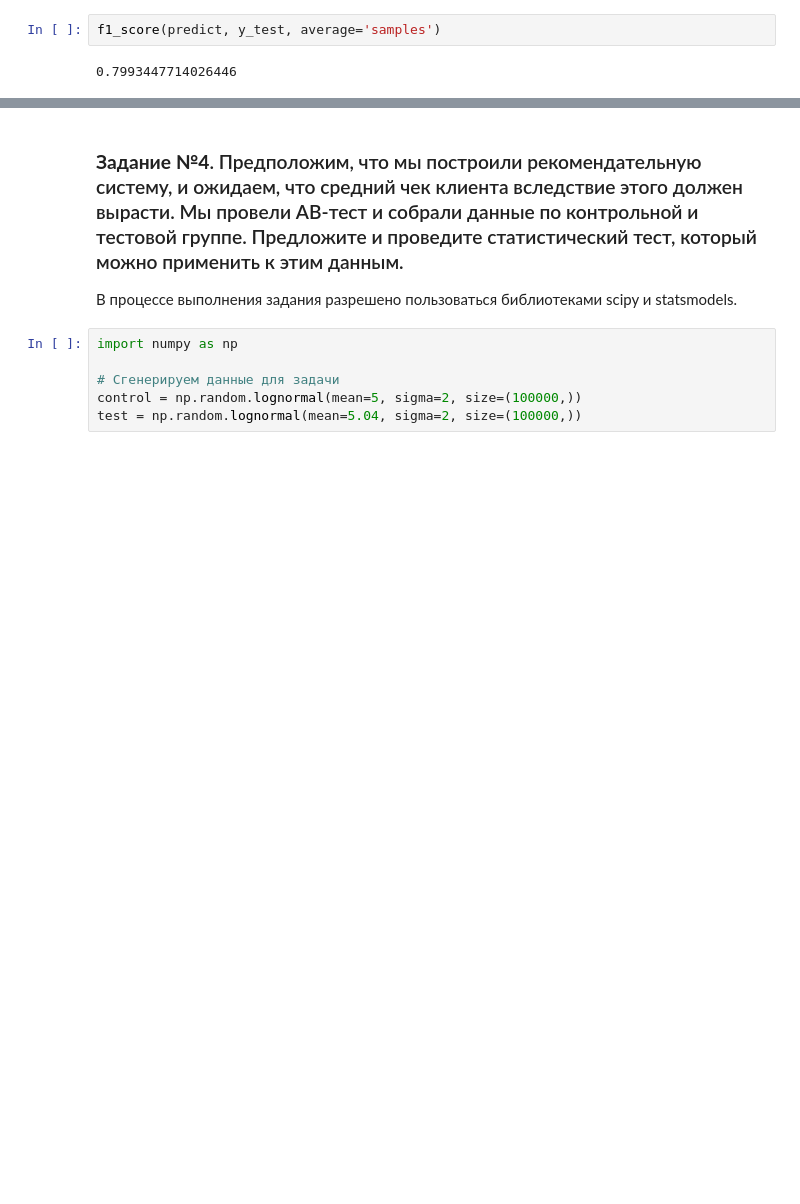
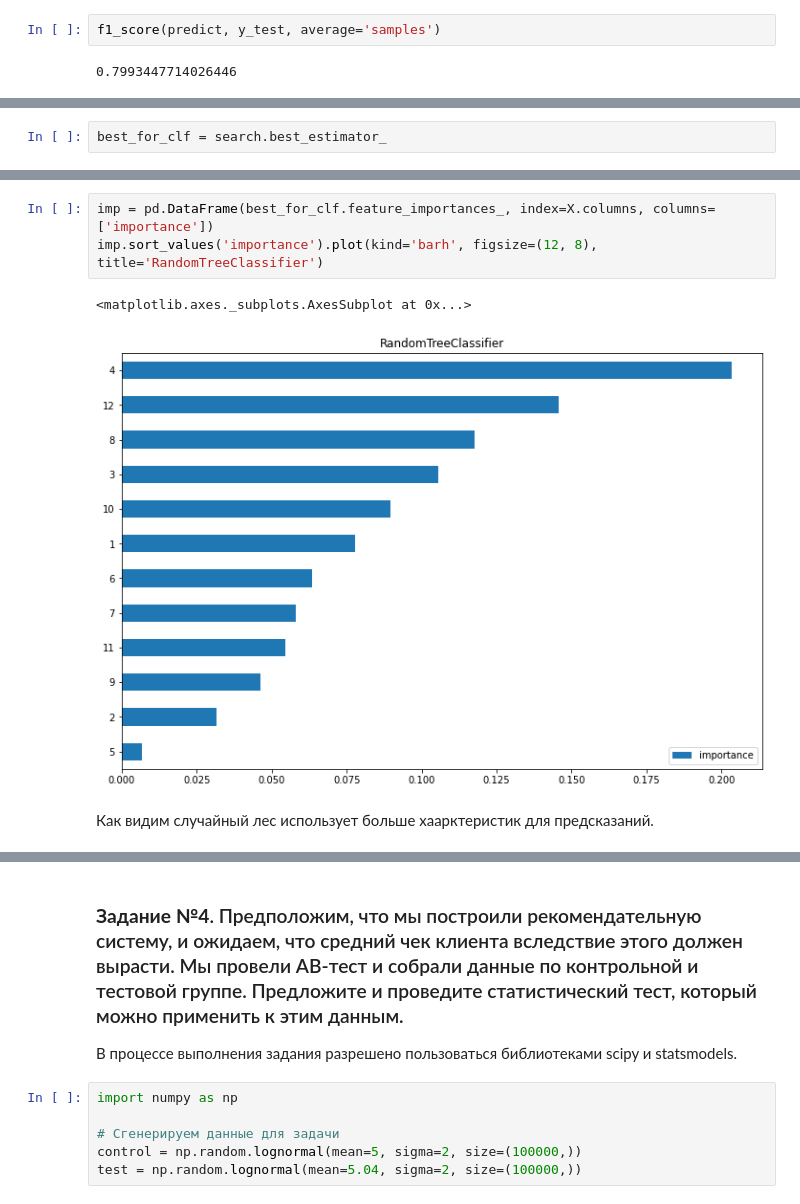
Before and after one commit to VorobyvEgor/Data_Science_with_Python, a Jupyter notebook: Тестовое_задание.ipynb, the cells around one changed output, grey strips where cells are left out. Saved outputs shown, nothing was run; the diff lists cells and outputs as text; blank space fills up the shorter version.

```diff
--- a/Тестовое_задание.ipynb
+++ b/Тестовое_задание.ipynb
@@ -422,0 +484,2 @@ params = {
+# %%
+best_for_clf = search.best_estimator_
@@ -422,0 +555,8 @@ params = {
+# %%
+imp = pd.DataFrame(best_for_clf.feature_importances_, index=X.columns, columns=['importance'])
+imp.sort_values('importance').plot(kind='barh', figsize=(12, 8), title='RandomTreeClassifier')
+# %% [output]
+<matplotlib.axes._subplots.AxesSubplot at 0x...>
+[figure, added]
+# %% [markdown]
+Как видим случайный лес использует больше хаарктеристик для предсказаний.
```
Also changed, not shown: parts of 68 cells of this notebook.
